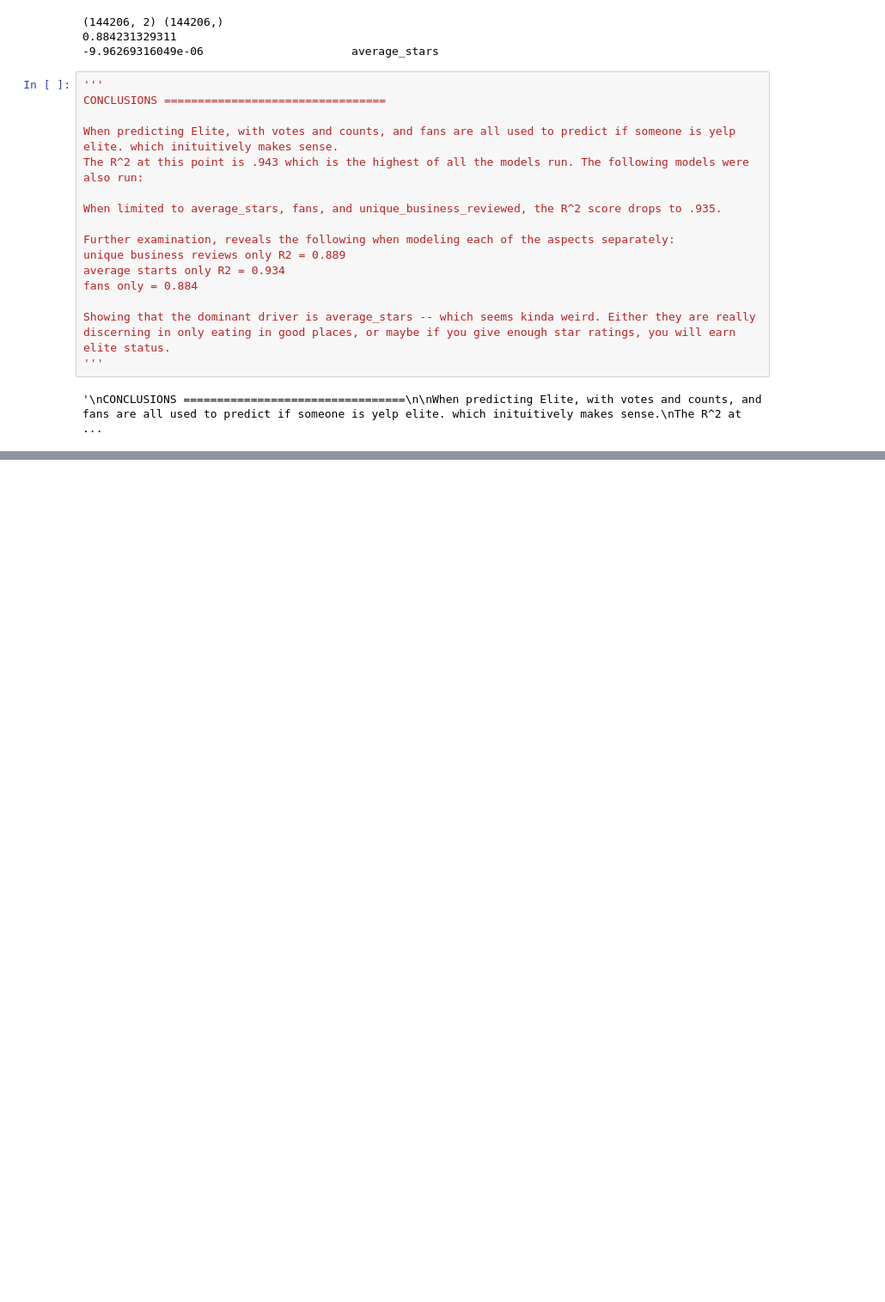
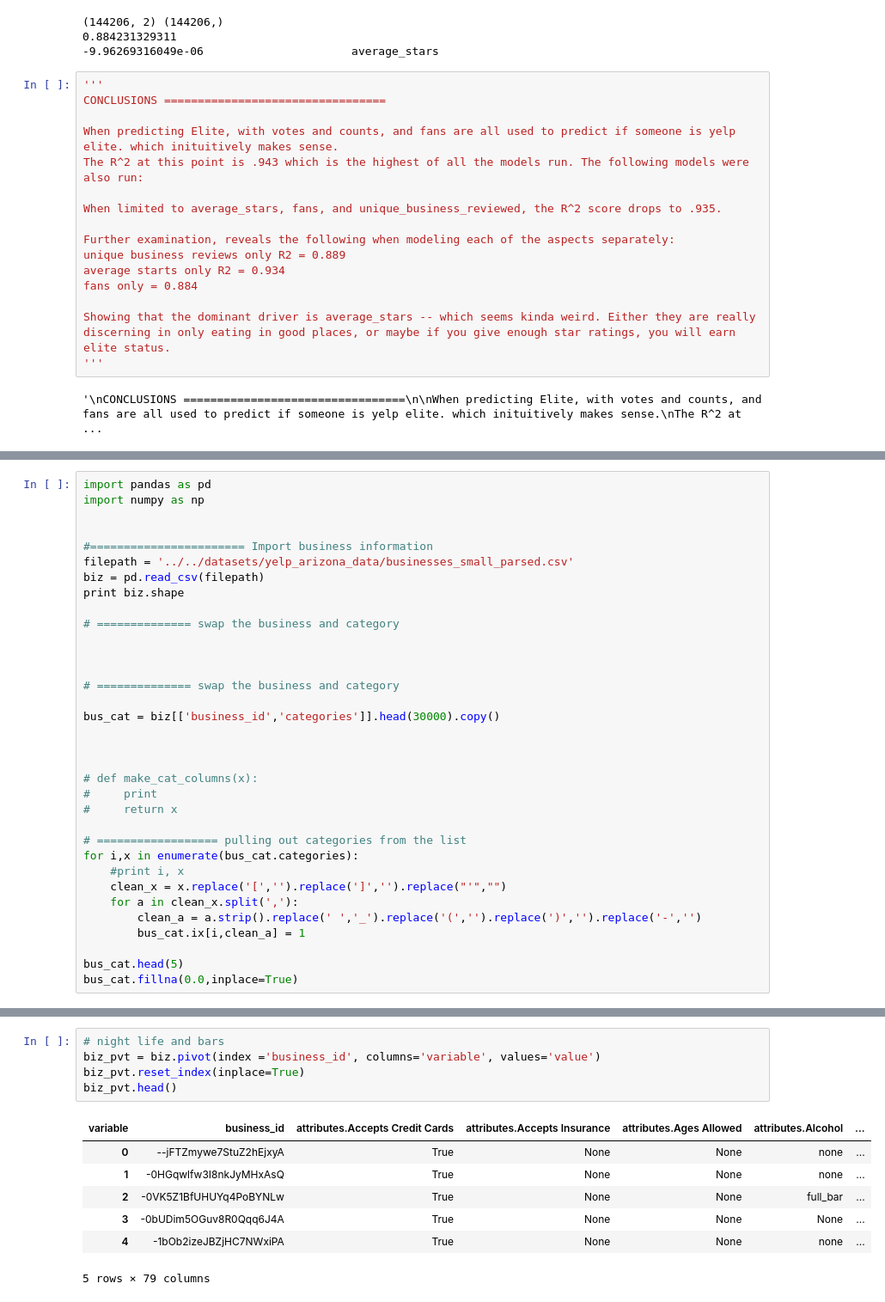
Before and after one commit to kashenfelter/DSI-SF-2-timdavidlee, a Jupyter notebook: project-05/project-05/project-5.ipynb, the cells around one changed output, grey strips where cells are left out. Shown at 86% size. Cells and saved outputs as stored; diff of their text form; blank space fills up the shorter version.

```diff
--- a/project-05/project-05/project-5.ipynb
+++ b/project-05/project-05/project-5.ipynb
@@ -971,3 +975,37 @@ Some categories have fewer overall businesses than others. Choose two categories
 - Make ROC curves for both models. What do the ROC curves describe and what do they tell you about your model?
 - Make Precision-Recall curves for the models. What do they describe? How do they compare to the ROC curves?
 - Explain when Precision-Recall may be preferable to ROC. Is that the case in either of your models?
+# %%
+import pandas as pd
+import numpy as np
+
+
+#======================= Import business information
+filepath = '../../datasets/yelp_arizona_data/businesses_small_parsed.csv'
+biz = pd.read_csv(filepath)
+print biz.shape
+
+# ============== swap the business and category
+
+
+
+# ============== swap the business and category
+
+bus_cat = biz[['business_id','categories']].head(30000).copy()
+
+
+
+# def make_cat_columns(x):
+#     print
+#     return x
+
+# ================== pulling out categories from the list
+for i,x in enumerate(bus_cat.categories):
+    #print i, x
+    clean_x = x.replace('[','').replace(']','').replace("'","")
+    for a in clean_x.split(','):
+        clean_a = a.strip().replace(' ','_').replace('(','').replace(')','').replace('-','')
+        bus_cat.ix[i,clean_a] = 1
+
+bus_cat.head(5)
+bus_cat.fillna(0.0,inplace=True)
@@ -973,0 +1032,13 @@ Some categories have fewer overall businesses than others. Choose two categories
+# %%
+# night life and bars
+biz_pvt = biz.pivot(index ='business_id', columns='variable', values='value')
+biz_pvt.reset_index(inplace=True)
+biz_pvt.head()
+# %% [output]
+| variable | business_id | attributes.Accepts Credit Cards | attributes.Accepts Insurance | attributes.Ages Allowed | attributes.Alcohol | ... |
+| 0 | --jFTZmywe7StuZ2hEjxyA | True | None | None | none | ... |
+| 1 | -0HGqwlfw3I8nkJyMHxAsQ | True | None | None | none | ... |
+| 2 | -0VK5Z1BfUHUYq4PoBYNLw | True | None | None | full_bar | ... |
+| 3 | -0bUDim5OGuv8R0Qqq6J4A | True | None | None | None | ... |
+| 4 | -1bOb2izeJBZjHC7NWxiPA | True | None | None | none | ... |
+5 rows × 79 columns
```
Also changed, not shown: parts of 3 cells of this notebook.
